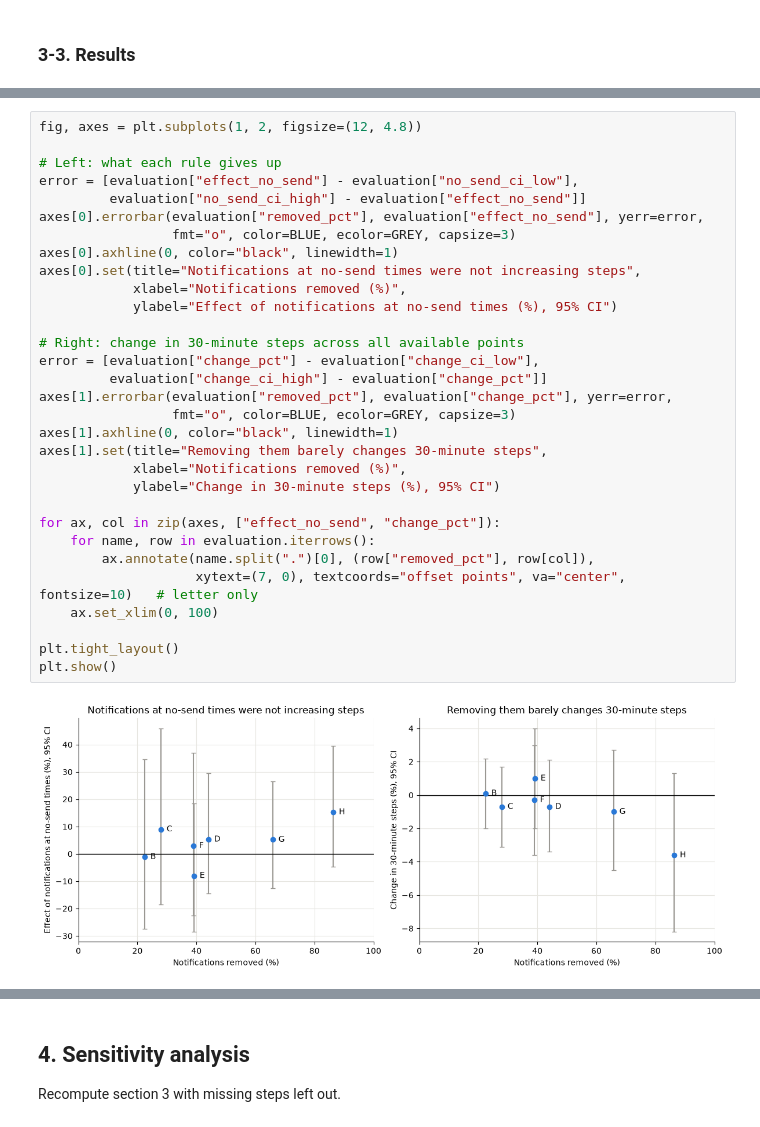
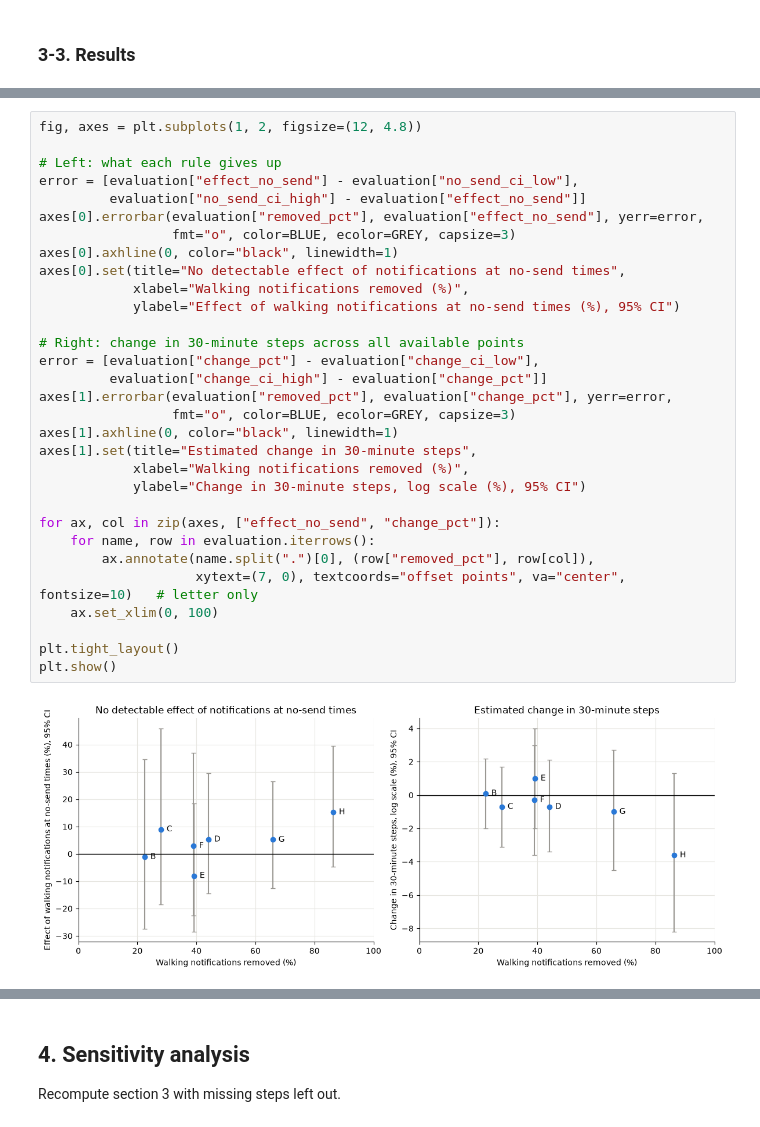
Before and after one commit to hyeonji-kim-data/heartsteps-notification, a Jupyter notebook: notebooks/07_policy.ipynb, the cells around one changed output, grey strips where cells are left out. Drawn from its saved outputs; the diff is of its cells as text.

```diff
--- a/notebooks/07_policy.ipynb
+++ b/notebooks/07_policy.ipynb
@@ -189,34 +189,34 @@ evaluation
 # %%
 fig, axes = plt.subplots(1, 2, figsize=(12, 4.8))
 
 # Left: what each rule gives up
 error = [evaluation["effect_no_send"] - evaluation["no_send_ci_low"],
          evaluation["no_send_ci_high"] - evaluation["effect_no_send"]]
 axes[0].errorbar(evaluation["removed_pct"], evaluation["effect_no_send"], yerr=error,
                  fmt="o", color=BLUE, ecolor=GREY, capsize=3)
 axes[0].axhline(0, color="black", linewidth=1)
-axes[0].set(title="Notifications at no-send times were not increasing steps",
-            xlabel="Notifications removed (%)",
-            ylabel="Effect of notifications at no-send times (%), 95% CI")
+axes[0].set(title="No detectable effect of notifications at no-send times",
+            xlabel="Walking notifications removed (%)",
+            ylabel="Effect of walking notifications at no-send times (%), 95% CI")
 
 # Right: change in 30-minute steps across all available points
 error = [evaluation["change_pct"] - evaluation["change_ci_low"],
          evaluation["change_ci_high"] - evaluation["change_pct"]]
 axes[1].errorbar(evaluation["removed_pct"], evaluation["change_pct"], yerr=error,
                  fmt="o", color=BLUE, ecolor=GREY, capsize=3)
 axes[1].axhline(0, color="black", linewidth=1)
-axes[1].set(title="Removing them barely changes 30-minute steps",
-            xlabel="Notifications removed (%)",
-            ylabel="Change in 30-minute steps (%), 95% CI")
+axes[1].set(title="Estimated change in 30-minute steps",
+            xlabel="Walking notifications removed (%)",
+            ylabel="Change in 30-minute steps, log scale (%), 95% CI")
 
 for ax, col in zip(axes, ["effect_no_send", "change_pct"]):
     for name, row in evaluation.iterrows():
         ax.annotate(name.split(".")[0], (row["removed_pct"], row[col]),
                     xytext=(7, 0), textcoords="offset points", va="center", fontsize=10)   # letter only
     ax.set_xlim(0, 100)
 
 plt.tight_layout()
 plt.show()
 # %% [output]
-[figure, old version]
+[figure, new version]
 # %% [markdown]
```
Also changed, not shown: parts of 9 cells of this notebook.
